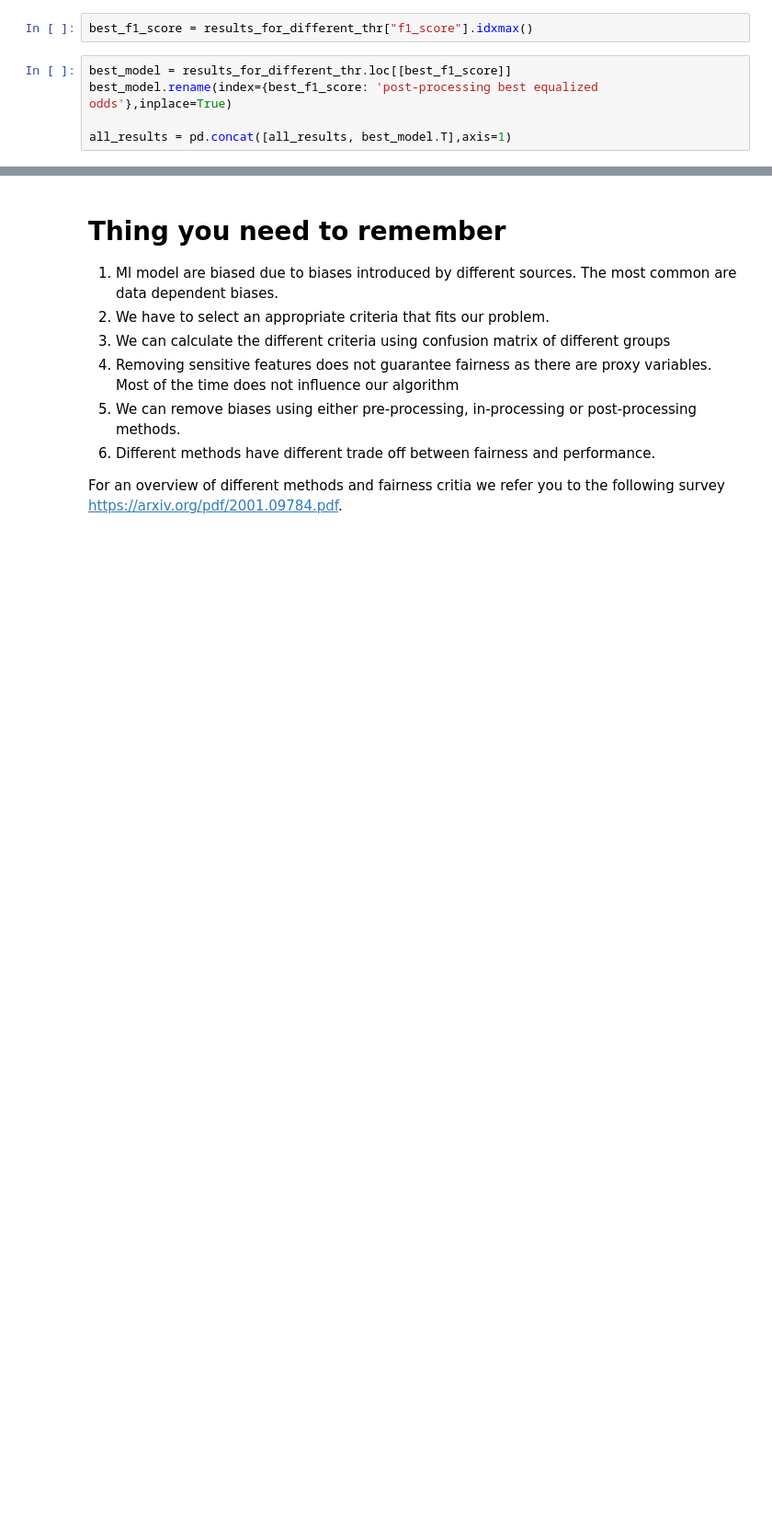
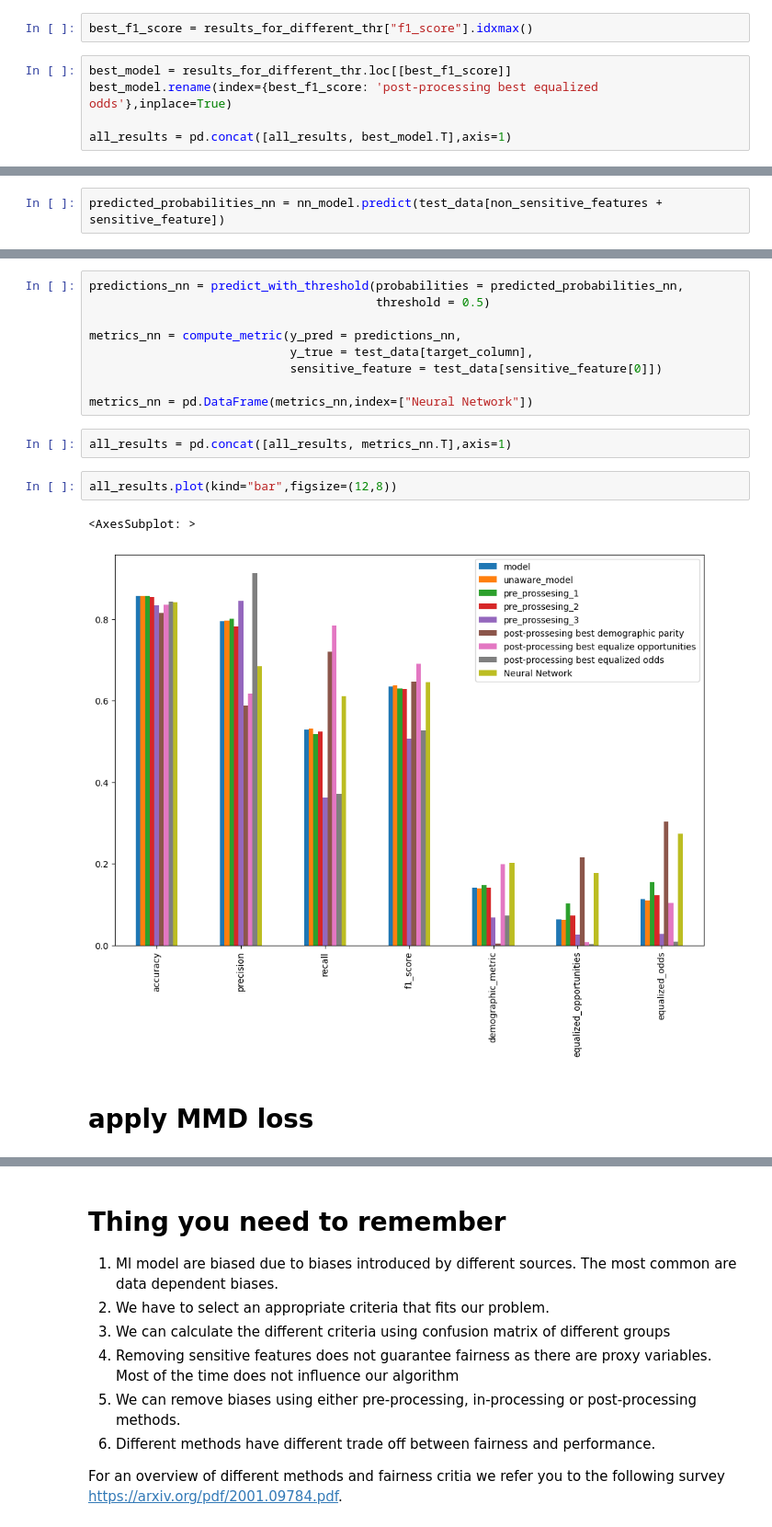
Before and after one commit to olethrosdc/ml-society-science, a Jupyter notebook: src/fairness/fairness_tutorial/fairness_tutorial_full.ipynb, the cells around one changed output, grey strips where cells are left out. Shown at 92% size. Saved outputs shown, nothing was run; the diff lists cells and outputs as text; blank space fills up the shorter version.

```diff
--- a/src/fairness/fairness_tutorial/fairness_tutorial_full.ipynb
+++ b/src/fairness/fairness_tutorial/fairness_tutorial_full.ipynb
@@ -1140,0 +1230,2 @@ all_results.plot(kind="bar",figsize=(12,8))
+# %%
+predicted_probabilities_nn = nn_model.predict(test_data[non_sensitive_features + sensitive_feature])
@@ -1140,0 +1244,18 @@ all_results.plot(kind="bar",figsize=(12,8))
+# %%
+predictions_nn = predict_with_threshold(probabilities = predicted_probabilities_nn,
+                                        threshold = 0.5)
+
+metrics_nn = compute_metric(y_pred = predictions_nn,
+                            y_true = test_data[target_column],
+                            sensitive_feature = test_data[sensitive_feature[0]])
+
+metrics_nn = pd.DataFrame(metrics_nn,index=["Neural Network"])
+# %%
+all_results = pd.concat([all_results, metrics_nn.T],axis=1)
+# %%
+all_results.plot(kind="bar",figsize=(12,8))
+# %% [output]
+<AxesSubplot: >
+[figure, added]
+# %% [markdown]
+# apply MMD loss
```
Also changed, not shown: parts of 51 cells of this notebook, 14 other files.
